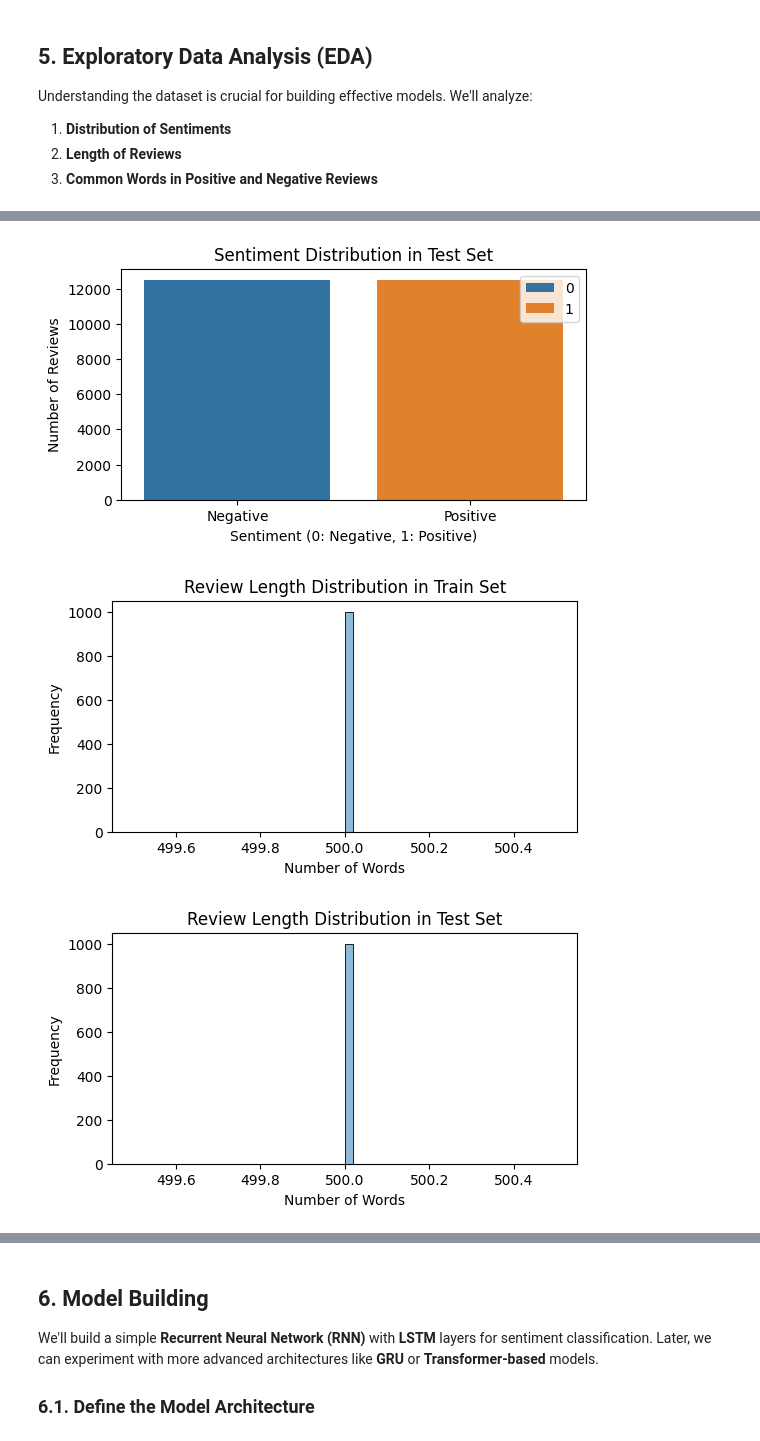
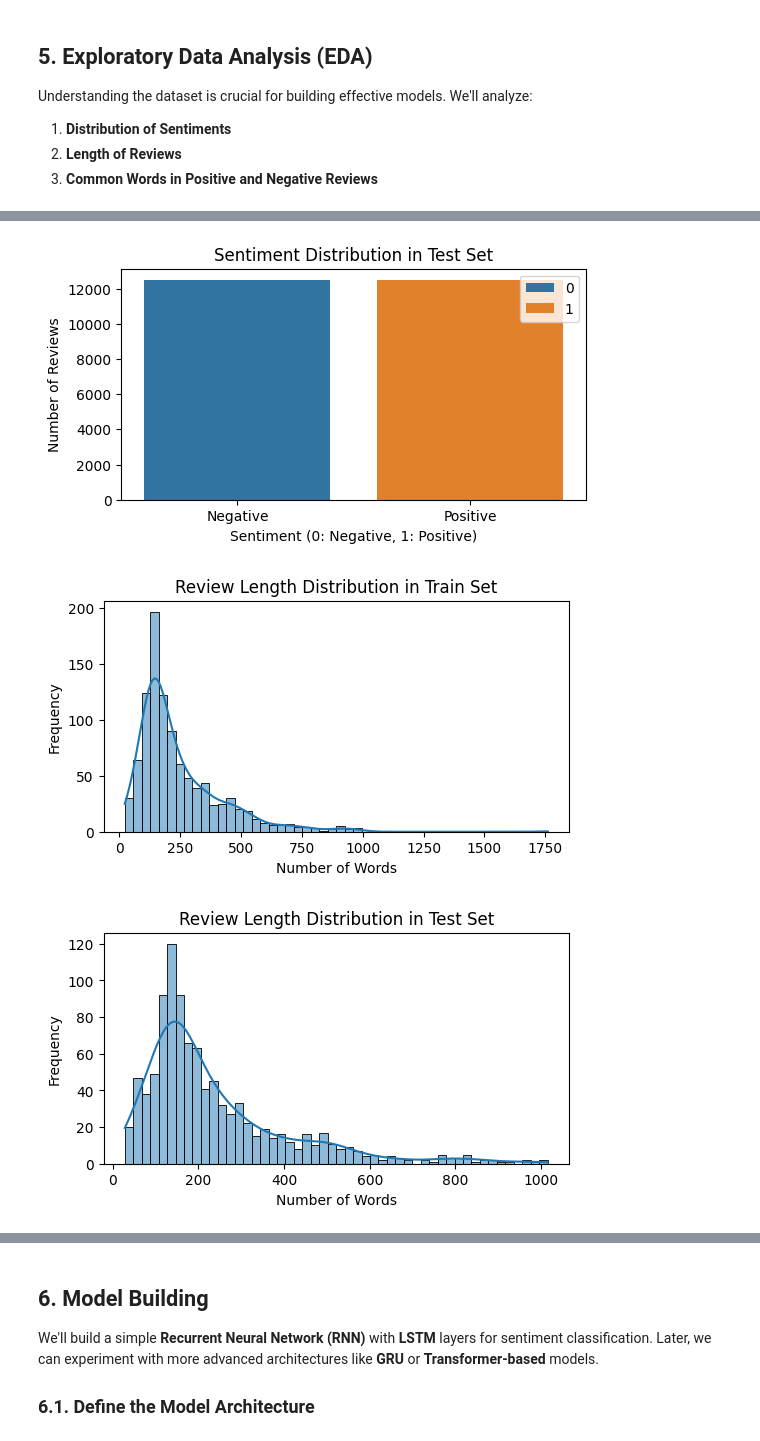
Before and after one commit to amanzoni1/DL_SentimentAnalysis, a Jupyter notebook: sentiment.ipynb, the cells around one changed output, grey strips where cells are left out. Saved outputs shown, nothing was run; the diff lists cells and outputs as text; code cells hidden in the pictures.

Commit message:
pre train

```diff
--- a/sentiment.ipynb
+++ b/sentiment.ipynb
@@ -346,0 +432,13 @@ test_dataset = IMDBDataset(data_dir=data_dir, split='test', transform=text_trans
+# %%
+# Function to decode sequences back to text
+def decode_sequence(sequence, text_transform):
+    words = [text_transform.idx2word.get(idx, '<UNK>') for idx in sequence]
+    return ' '.join(words)
+
+# Inspect a batch from the training DataLoader
+texts, labels = next(iter(train_loader))
+print("Sample Batch:")
+for i in range(5):
+    print(f"Text: {decode_sequence(texts[i].tolist(), text_transform)}")
+    print(f"Label: {labels[i].item()}")
+    print("-" * 50)
@@ -364,51 +486,35 @@ def plot_sentiment_distribution(dataset, split='Train'):
     sns.countplot(x=labels, hue=labels)
     plt.title(f"Sentiment Distribution in {split} Set")
     plt.xlabel("Sentiment (0: Negative, 1: Positive)")
     plt.ylabel("Number of Reviews")
-    plt.title(f"Sentiment Distribution in {split} Set")
-    plt.xlabel("Sentiment (0: Negative, 1: Positive)")
-    plt.ylabel("Number of Reviews")
     plt.xticks([0, 1], ['Negative', 'Positive'])
     plt.show()
 
 # Plot sentiment distribution
 plot_sentiment_distribution(train_dataset, split='Train')
 plot_sentiment_distribution(test_dataset, split='Test')
 
 # Function to analyze review lengths
-def plot_review_lengths(dataset, tokenizer=None, split='Train', num_samples=1000):
+def plot_review_lengths(dataset, split='Train', num_samples=1000):
     lengths = []
-    sampled_indices = random.sample(range(len(dataset)), num_samples)
+    sampled_indices = random.sample(range(len(dataset.texts)), min(num_samples, len(dataset.texts)))
 
     for idx in sampled_indices:
-        text, _ = dataset[idx]
-
-        # If text is a tensor, convert to a list of tokens
-        if isinstance(text, torch.Tensor):
-            text = text.tolist()
-
-        if tokenizer:
-            # Decode tokenized text back into a string
-            text = tokenizer.decode(text, skip_special_tokens=True)
-        elif isinstance(text, list):
-            # If text is a list of tokens (e.g., integers), convert to strings
-            text = ' '.join([str(token) for token in text])
-
-        # Split the text and append the length
+        text = dataset.texts[idx]
         lengths.append(len(text.split()))
 
     plt.figure(figsize=(6, 3))
     sns.histplot(lengths, bins=50, kde=True)
     plt.title(f"Review Length Distribution in {split} Set")
     plt.xlabel("Number of Words")
     plt.ylabel("Frequency")
     plt.show()
 
 # Plot review length distribution
 plot_review_lengths(train_dataset, split='Train')
 plot_review_lengths(test_dataset, split='Test')
 # %% [output]
 [figure]
 [figure]
-[figure, old version]
+[figure, new version]
-[figure, old version]
+[figure, new version]
```
Also changed, not shown: parts of 16 cells of this notebook.
